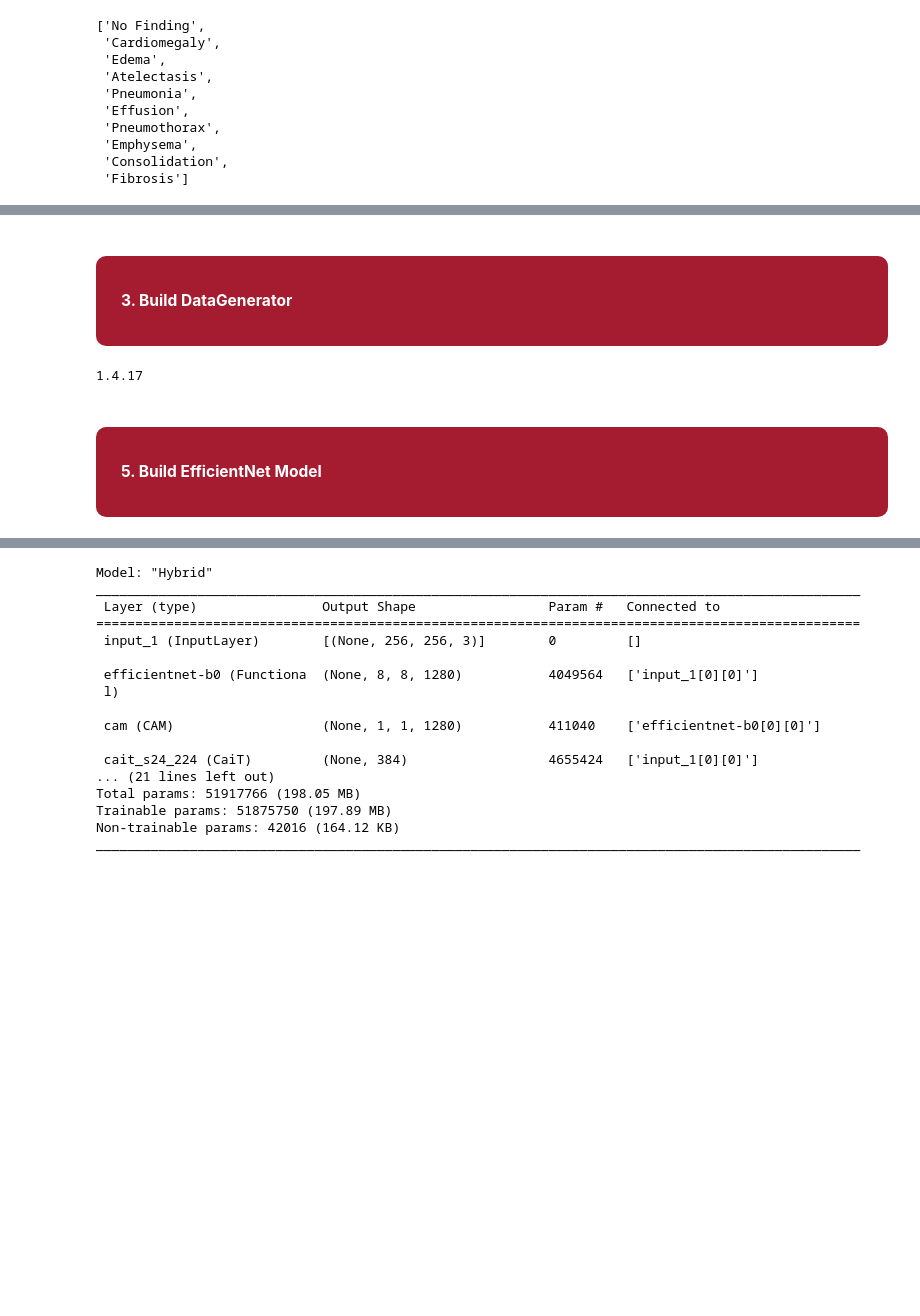
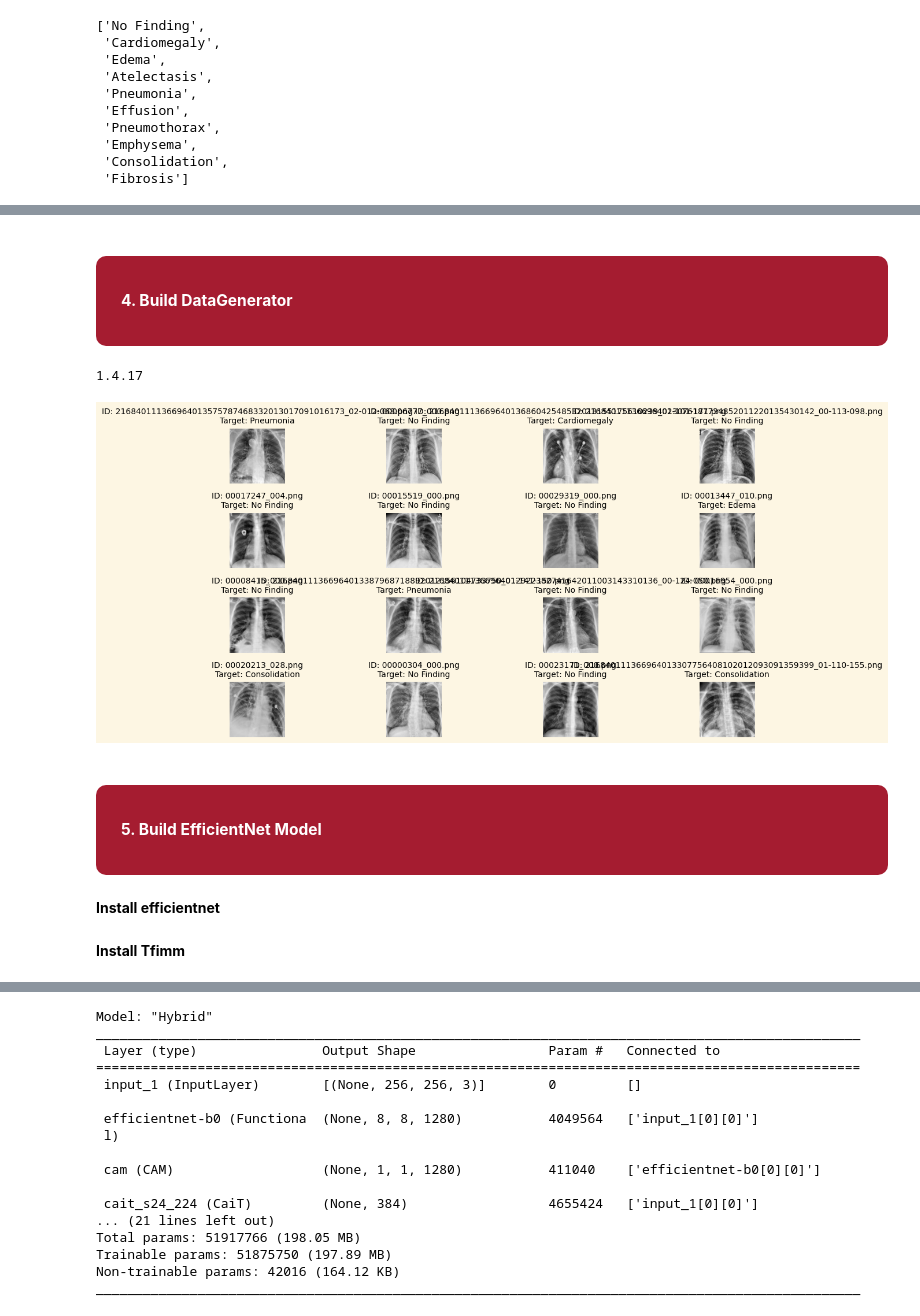
Before and after one commit to SEOYUNJE/Lung-Image-Analysis, a Jupyter notebook: CustomModel/hybrid_effnet.ipynb, the cells around one changed output, grey strips where cells are left out. Cells and saved outputs as stored; diff of their text form; code cells hidden in the pictures; blank space fills up the shorter version.

```diff
--- a/CustomModel/hybrid_effnet.ipynb
+++ b/CustomModel/hybrid_effnet.ipynb
@@ -208,5 +461,5 @@ TARGET
 # %% [markdown]
-# <div style="padding: 25px;color:white;margin:10;font-size:60%;text-align:left;display:fill;border-radius:10px;background-color:#FFFFFF;overflow:hidden;background-color:#A51C30"><b><span style='color:#A51C30'></span></b> <b>3. Build DataGenerator</b></div>
+# <div style="padding: 25px;color:white;margin:10;font-size:60%;text-align:left;display:fill;border-radius:10px;background-color:#FFFFFF;overflow:hidden;background-color:#A51C30"><b><span style='color:#A51C30'></span></b> <b>4. Build DataGenerator</b></div>
 # %%
 import albumentations as albu
 print(albu.__version__)
@@ -314,12 +594,38 @@ class DataGenerator(tf.keras.utils.Sequence):
                     img_batch[i, cut_y:cut_y + cut_height, cut_x:cut_x + cut_width, :] = img_batch[idx, cut_y:cut_y + cut_height, cut_x:cut_x + cut_width, :]
 
         return img_batch
+# %%
+ROWS = 4; COLS = 4; BATCHES = 1
+
+
+gen = DataGenerator(df_train,batch_size=16, shuffle=False, augment1=True, augment2=False, preprocess=None)
+
+for i, (x,y) in enumerate(gen):
+    plt.figure(figsize=(12,6))
+    for j in range(ROWS):
+        for k in range(COLS):
+            plt.subplot(ROWS, COLS, j*COLS+k+1)
+            img_id = df_train.iloc[i*16+j*COLS+k]['Image Index']
+            plt.title(f'ID: {img_id}\nTarget: {df_train.iloc[i*16+j*COLS+k]["Finding Labels"]}', size=10)
+            img = x[j*COLS+k,:,:,:3]
+            img = img.astype('uint8')
+            plt.imshow(img)
+            plt.axis('off')
+    plt.tight_layout()
+    plt.show()
+    if i==BATCHES-1: break
+# %% [output]
+[figure, added]
 # %% [markdown]
 # <div style="padding: 25px;color:white;margin:10;font-size:60%;text-align:left;display:fill;border-radius:10px;background-color:#FFFFFF;overflow:hidden;background-color:#A51C30"><b><span style='color:#A51C30'></span></b> <b>5. Build EfficientNet Model</b></div>
+# %% [markdown]
+**Install efficientnet**
 # %%
 !pip install -q -U git+https://github.com/qubvel/efficientnet
 
 import efficientnet.tfkeras as efn
+# %% [markdown]
+**Install Tfimm**
 # %%
 !pip install -q tfimm
 
```
Also changed, not shown: parts of 21 cells of this notebook.
